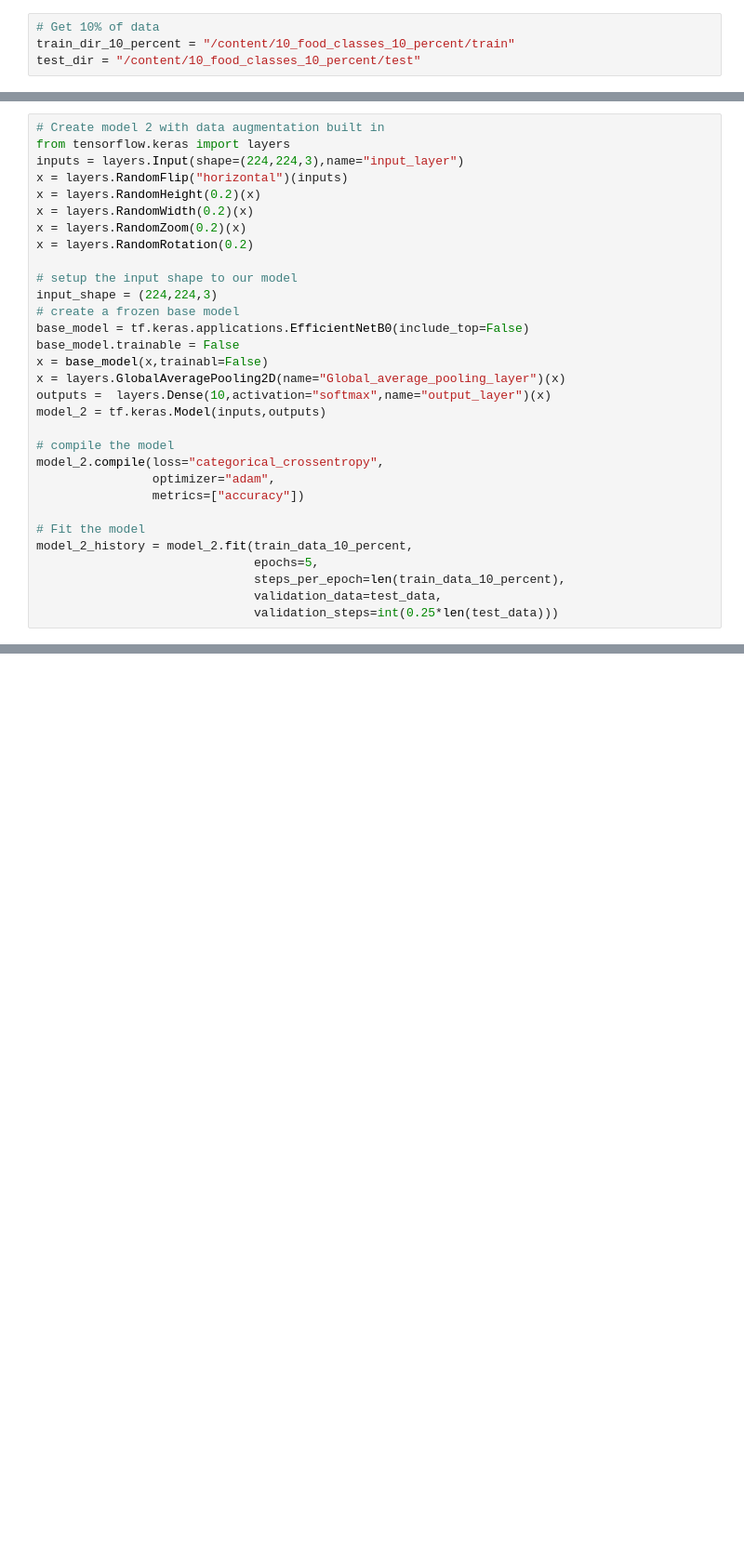
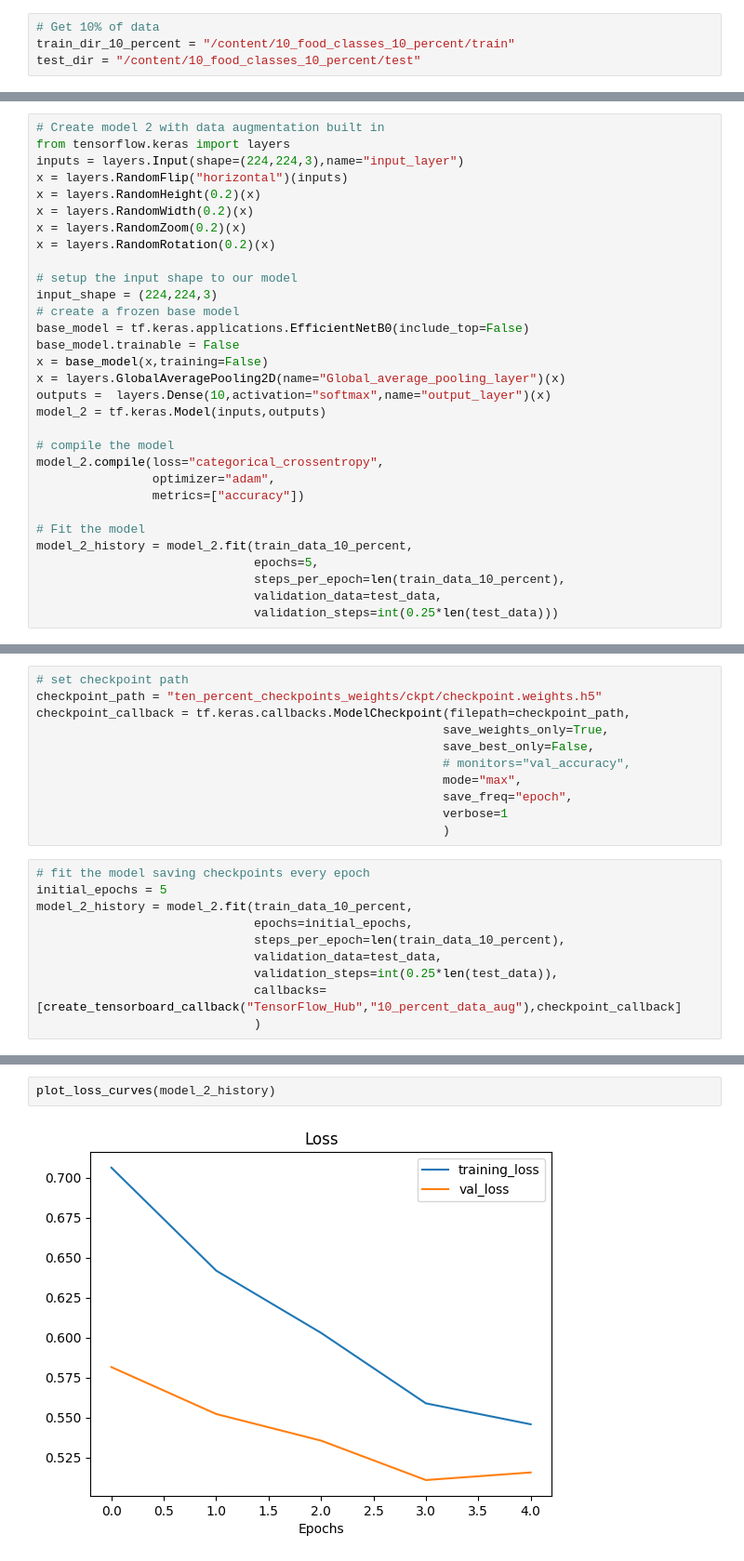
Before and after one commit to mogesTesema/Machine-Learning-Mastery-With-TensorFlow, a Jupyter notebook: 05_transfer_learning_in_tensorflow_part_2_Fine_Tuning.ipynb, the cells around one changed output, grey strips where cells are left out. Shown at 93% size. Cells and saved outputs as stored; diff of their text form; blank space fills up the shorter version.

```diff
--- a/05_transfer_learning_in_tensorflow_part_2_Fine_Tuning.ipynb
+++ b/05_transfer_learning_in_tensorflow_part_2_Fine_Tuning.ipynb
@@ -361,14 +514,14 @@ x = layers.RandomFlip("horizontal")(inputs)
 x = layers.RandomHeight(0.2)(x)
 x = layers.RandomWidth(0.2)(x)
 x = layers.RandomZoom(0.2)(x)
-x = layers.RandomRotation(0.2)
+x = layers.RandomRotation(0.2)(x)
 
 # setup the input shape to our model
 input_shape = (224,224,3)
 # create a frozen base model
 base_model = tf.keras.applications.EfficientNetB0(include_top=False)
 base_model.trainable = False
-x = base_model(x,trainabl=False)
+x = base_model(x,training=False)
 x = layers.GlobalAveragePooling2D(name="Global_average_pooling_layer")(x)
 outputs =  layers.Dense(10,activation="softmax",name="output_layer")(x)
 model_2 = tf.keras.Model(inputs,outputs)
@@ -386,0 +551,21 @@ model_2_history = model_2.fit(train_data_10_percent,
+# %%
+# set checkpoint path
+checkpoint_path = "ten_percent_checkpoints_weights/ckpt/checkpoint.weights.h5"
+checkpoint_callback = tf.keras.callbacks.ModelCheckpoint(filepath=checkpoint_path,
+                                                        save_weights_only=True,
+                                                        save_best_only=False,
+                                                        # monitors="val_accuracy",
+                                                        mode="max",
+                                                        save_freq="epoch",
+                                                        verbose=1
+                                                        )
+# %%
+# fit the model saving checkpoints every epoch
+initial_epochs = 5
+model_2_history = model_2.fit(train_data_10_percent,
+                              epochs=initial_epochs,
+                              steps_per_epoch=len(train_data_10_percent),
+                              validation_data=test_data,
+                              validation_steps=int(0.25*len(test_data)),
+                              callbacks=[create_tensorboard_callback("TensorFlow_Hub","10_percent_data_aug"),checkpoint_callback]
+                              )
@@ -386,0 +590,4 @@ model_2_history = model_2.fit(train_data_10_percent,
+# %%
+plot_loss_curves(model_2_history)
+# %% [output]
+[figure, added]
```
Also changed, not shown: parts of 39 cells of this notebook.
